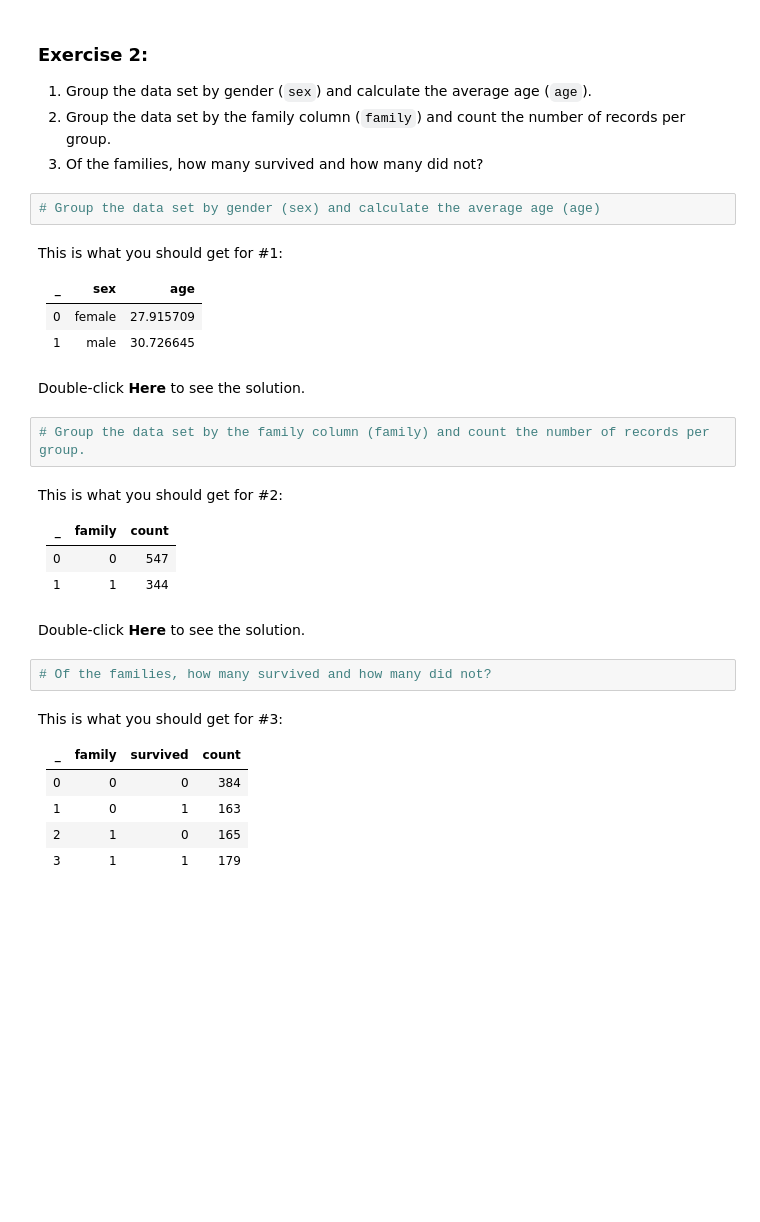
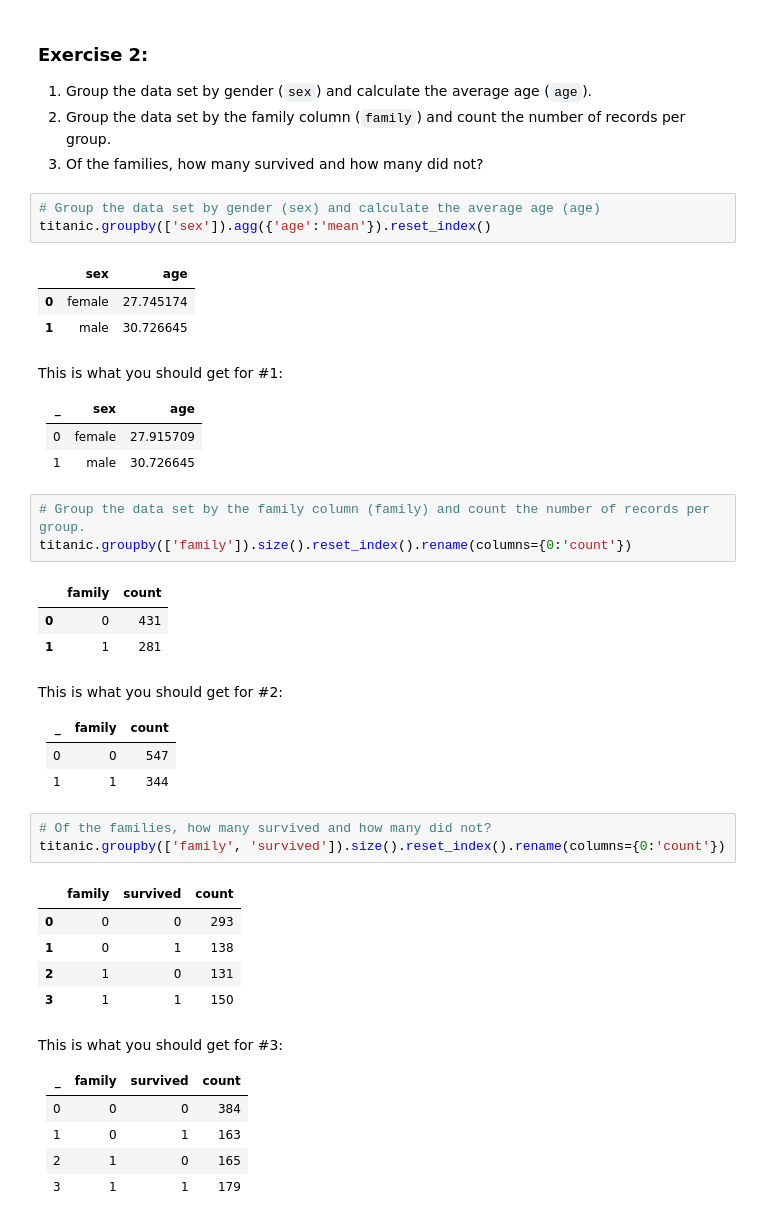
Before and after one commit to NicoMyshkin/Titanic, a Jupyter notebook: Titanic.ipynb, the cells around one changed output. Cells and saved outputs as stored; diff of their text form; blank space fills up the shorter version.

```diff
--- a/Titanic.ipynb
+++ b/Titanic.ipynb
@@ -1224,6 +1224,11 @@ titanic.head()
 3. Of the families, how many survived and how many did not?
 # %%
 # Group the data set by gender (sex) and calculate the average age (age)
+titanic.groupby(['sex']).agg({'age':'mean'}).reset_index()
+# %% [output]
+|  | sex | age |
+| 0 | female | 27.745174 |
+| 1 | male | 30.726645 |
 # %% [markdown]
 This is what you should get for #1:
 
@@ -1232,14 +1237,13 @@ This is what you should get for #1:
 |-----|-----|-----|
 |0|	female|	27.915709|
 |1|male|30.726645|
-# %% [markdown]
-Double-click __Here__ to see the solution.
-
-<!-- Your answer is below:
-titanic.groupby('sex').agg({'age':'mean'}).reset_index()
--->
 # %%
 # Group the data set by the family column (family) and count the number of records per group.
+titanic.groupby(['family']).size().reset_index().rename(columns={0:'count'})
+# %% [output]
+|  | family | count |
+| 0 | 0 | 431 |
+| 1 | 1 | 281 |
 # %% [markdown]
 This is what you should get for #2:
 
@@ -1247,14 +1251,15 @@ This is what you should get for #2:
 |-----|-----|-----|
 |0|	0|	547|
 |1|1|344|
-# %% [markdown]
-Double-click __Here__ to see the solution.
-
-<!-- Your answer is below:
-titanic.groupby(['family']).size().reset_index().rename(columns={0:'count'})
--->
 # %%
 # Of the families, how many survived and how many did not?
+titanic.groupby(['family', 'survived']).size().reset_index().rename(columns={0:'count'})
+# %% [output]
+|  | family | survived | count |
+| 0 | 0 | 0 | 293 |
+| 1 | 0 | 1 | 138 |
+| 2 | 1 | 0 | 131 |
+| 3 | 1 | 1 | 150 |
 # %% [markdown]
 This is what you should get for #3:
 
```
Also changed, not shown: parts of 5 cells of this notebook.
